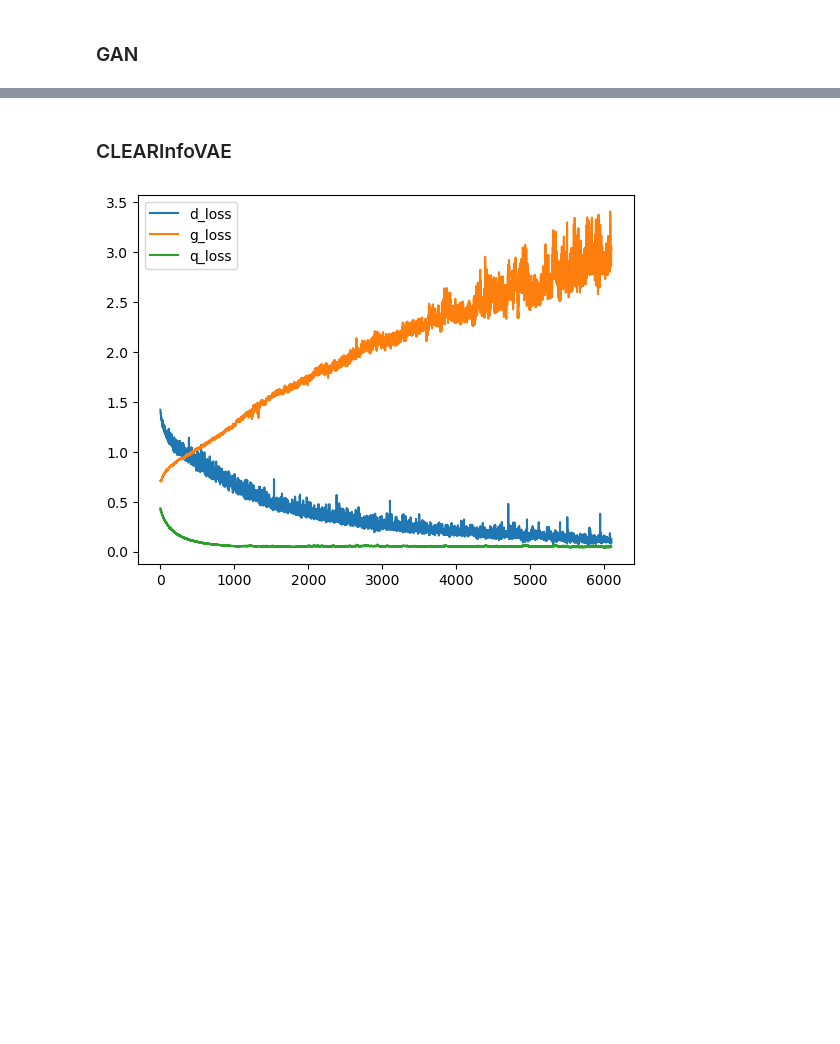
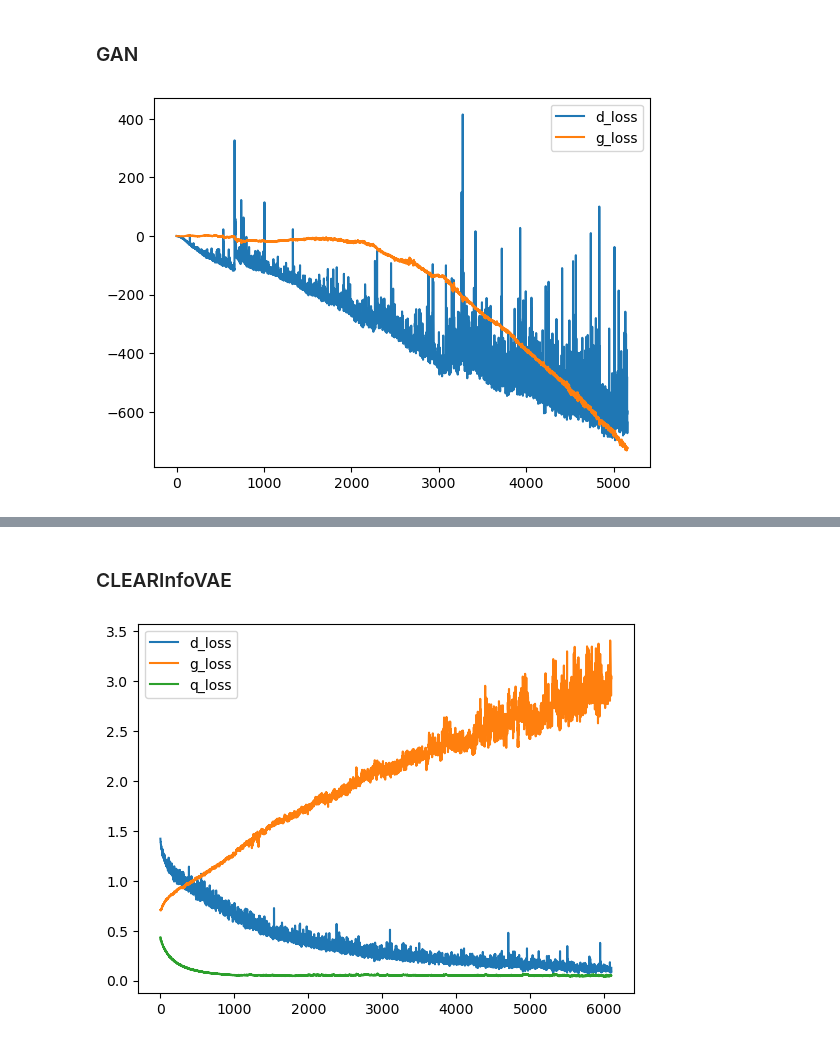
Before and after one commit to scotsun/clear-vae, a Jupyter notebook: gan/demo.ipynb, the cells around one changed output, grey strips where cells are left out. Saved outputs shown, nothing was run; the diff lists cells and outputs as text; code cells hidden in the pictures; blank space fills up the shorter version.

```diff
--- a/gan/demo.ipynb
+++ b/gan/demo.ipynb
@@ -50,12 +62,28 @@ train_loader = DataLoader(mnist, batch_size=128, shuffle=True)
 # %% [markdown]
 ### GAN
 # %%
-model = GAN(
+# model = GAN(
+#     generator=Generator(z_dim=64),
+#     discriminator=Discriminator(),
+#     lr={"D": 2e-4, "G": 1e-4},
+#     verbose_period=2,
+#     device=device
+# )
+
+model = WGAN(
     generator=Generator(z_dim=64),
-    discriminator=Discriminator(),
+    discriminator=Discriminator(gan_type="wasserstein"),
     lr={"D": 2e-4, "G": 1e-4},
+    hyperparam={"lambda_gp": 10, "n_critic": 5},
     verbose_period=2,
     device=device
 )
 # %%
-d_losses, g_losses = model.fit(21, train_loader)
+d_losses, g_losses = model.fit(11, train_loader)
+# %%
+pd.DataFrame(
+    {"d_loss": d_losses, "g_loss": g_losses}
+).plot(kind="line")
+plt.show()
+# %% [output]
+[figure, added]
```
Also changed, not shown: parts of 3 cells of this notebook, 1 other file.
